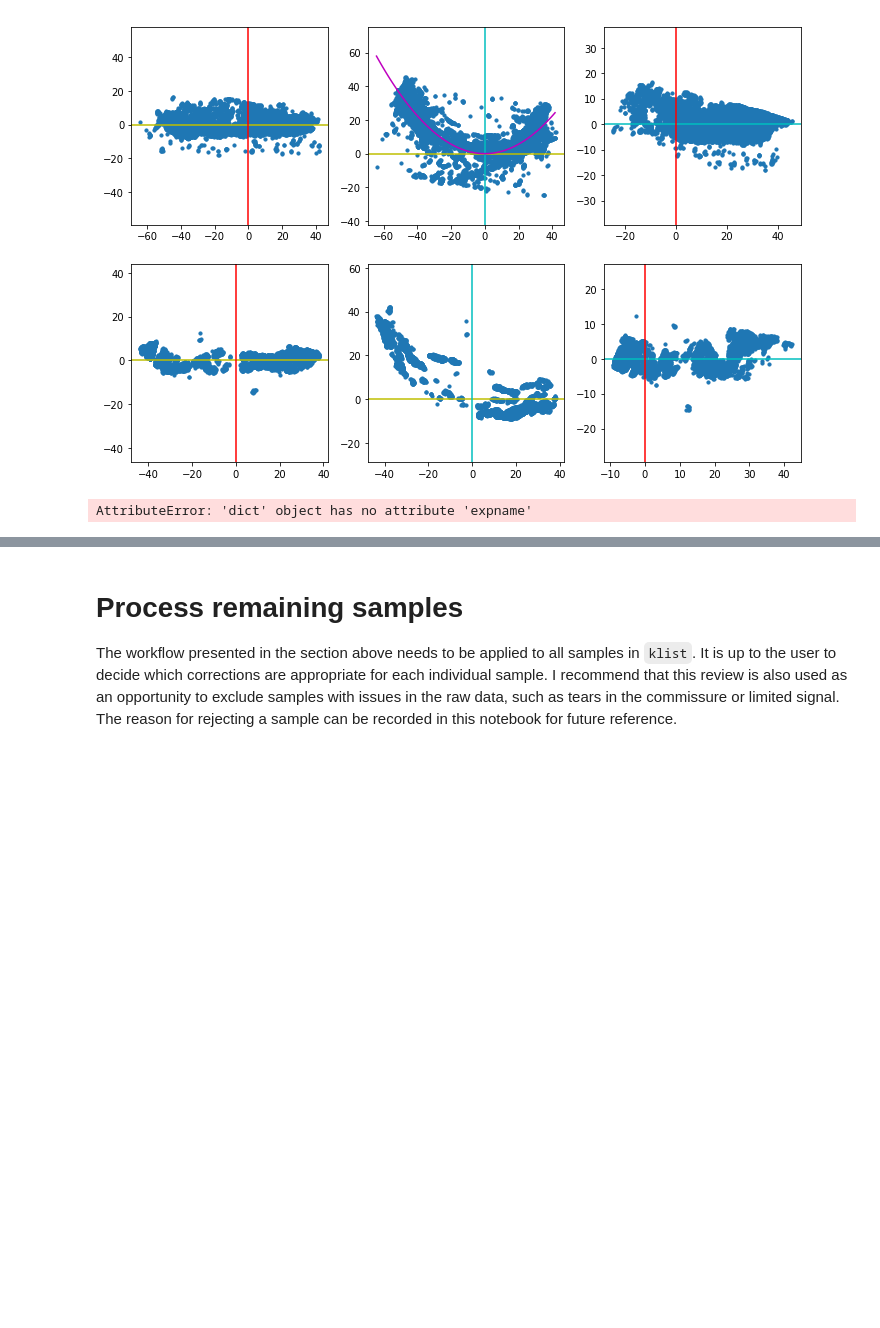
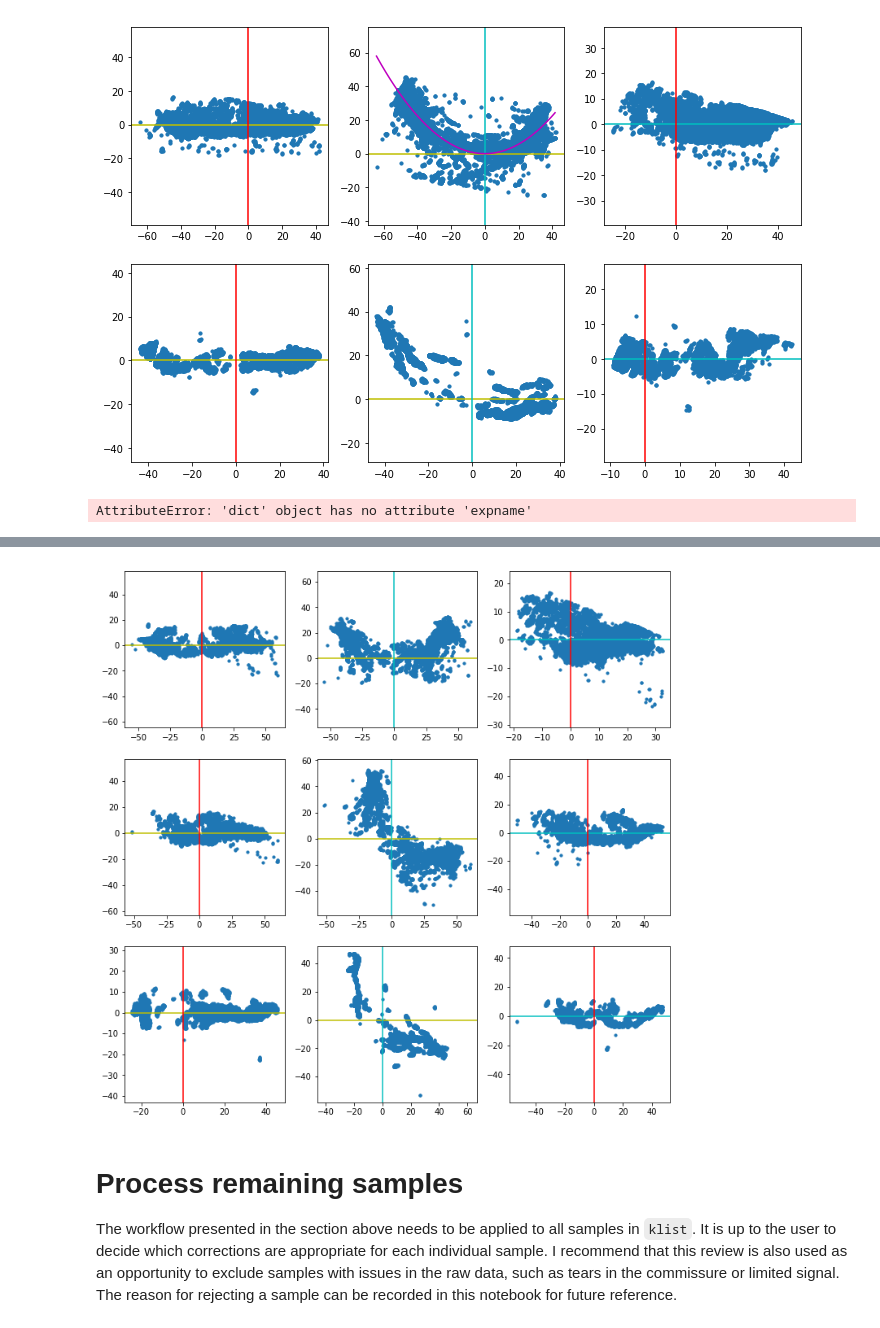
Before and after one commit to czang97/deltascope_SDS410_2019, a Jupyter notebook: experiments/testKK/alignment.ipynb, the cells around one changed output, grey strips where cells are left out. Saved outputs shown, nothing was run; the diff lists cells and outputs as text; code cells hidden in the pictures; blank space fills up the shorter version.

```diff
--- a/experiments/testKK/alignment.ipynb
+++ b/experiments/testKK/alignment.ipynb
@@ -271,3 +296,7 @@ def pick_pts(x1,z1,vx,vz,x2,z2):
+# %%
+df2,Ldf2,ax = ut.revise_pts(df,Ldf,'x',pts=pts)
+# %% [output]
+[figure, added]
 # %% [markdown]
 # Process remaining samples
 The workflow presented in the section above needs to be applied to all samples in `klist`. It is up to the user to decide which corrections are appropriate for each individual sample. I recommend that this review is also used as an opportunity to exclude samples with issues in the raw data, such as tears in the commissure or limited signal. The reason for rejecting a sample can be recorded in this notebook for future reference.
```
Also changed, not shown: parts of 8 cells of this notebook, 3 other files.
